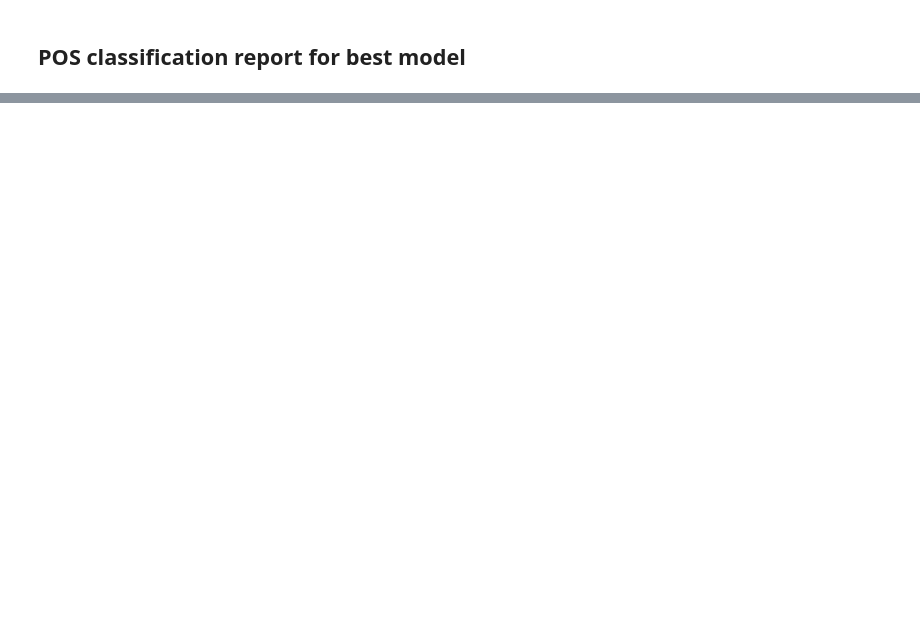
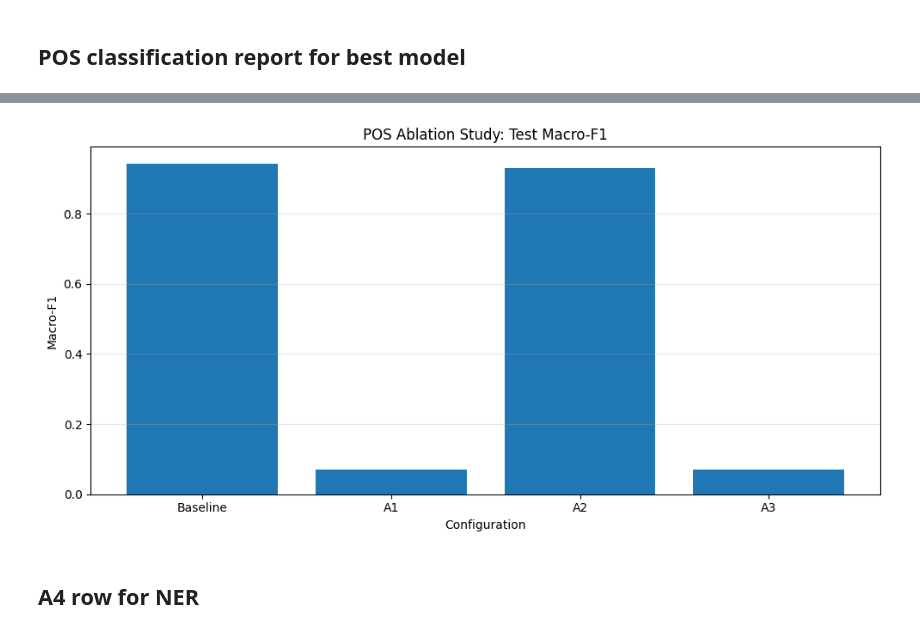
Before and after one commit to Sameer-Khan08/NLP-Assignment-2, a Jupyter notebook: Sequence Labeling POS Tagging & NER/Sequence Labeling.ipynb, the cells around one changed output, grey strips where cells are left out. Cells and saved outputs as stored; diff of their text form; code cells hidden in the pictures; blank space fills up the shorter version.

```diff
--- a/Sequence Labeling POS Tagging & NER/Sequence Labeling.ipynb
+++ b/Sequence Labeling POS Tagging & NER/Sequence Labeling.ipynb
@@ -807,0 +1299,34 @@ weighted avg       0.95      0.89      0.90      1791
+# %%
+ablation_df = pd.DataFrame([
+    {
+        "ID": "Baseline",
+        "Change": "BiLSTM, bidirectional, dropout=0.5, pretrained fine-tuned embeddings",
+        "Validation_Macro_F1": baseline_pos_result["best_val_f1"],
+        "Test_Accuracy": baseline_pos_test["accuracy"],
+        "Test_Macro_F1": baseline_pos_test["macro_f1"],
+    },
+    {
+        "ID": "A1",
+        "Change": "Unidirectional LSTM only",
+        "Validation_Macro_F1": a1_pos_result["best_val_f1"],
+        "Test_Accuracy": a1_pos_test["accuracy"],
+        "Test_Macro_F1": a1_pos_test["macro_f1"],
+    },
+    {
+        "ID": "A2",
+        "Change": "No dropout",
+        "Validation_Macro_F1": a2_pos_result["best_val_f1"],
+        "Test_Accuracy": a2_pos_test["accuracy"],
+        "Test_Macro_F1": a2_pos_test["macro_f1"],
+    },
+    {
+        "ID": "A3",
+        "Change": "Random embedding initialization",
+        "Validation_Macro_F1": a3_pos_result["best_val_f1"],
+        "Test_Accuracy": a3_pos_test["accuracy"],
+        "Test_Macro_F1": a3_pos_test["macro_f1"],
+    },
+])
+
+print("POS ablation study results")
+display(ablation_df)
@@ -807,0 +1340,13 @@ weighted avg       0.95      0.89      0.90      1791
+# %%
+plt.figure(figsize=(10, 5))
+plt.bar(ablation_df["ID"], ablation_df["Test_Macro_F1"])
+plt.title("POS Ablation Study: Test Macro-F1")
+plt.xlabel("Configuration")
+plt.ylabel("Macro-F1")
+plt.grid(axis="y", alpha=0.3)
+plt.tight_layout()
+plt.show()
+# %% [output]
+[figure, added]
+# %% [markdown]
+## A4 row for NER
```
Also changed, not shown: parts of 69 cells of this notebook, 7 other files.
